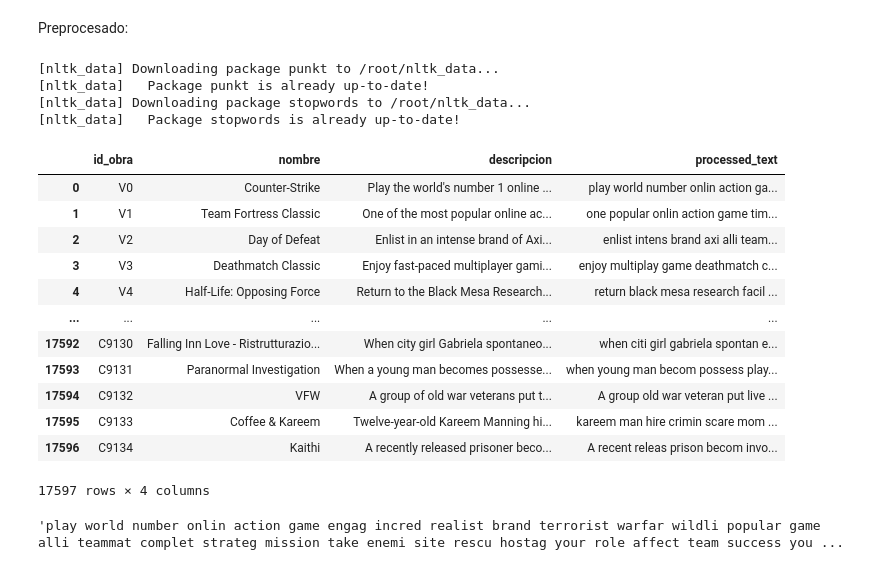
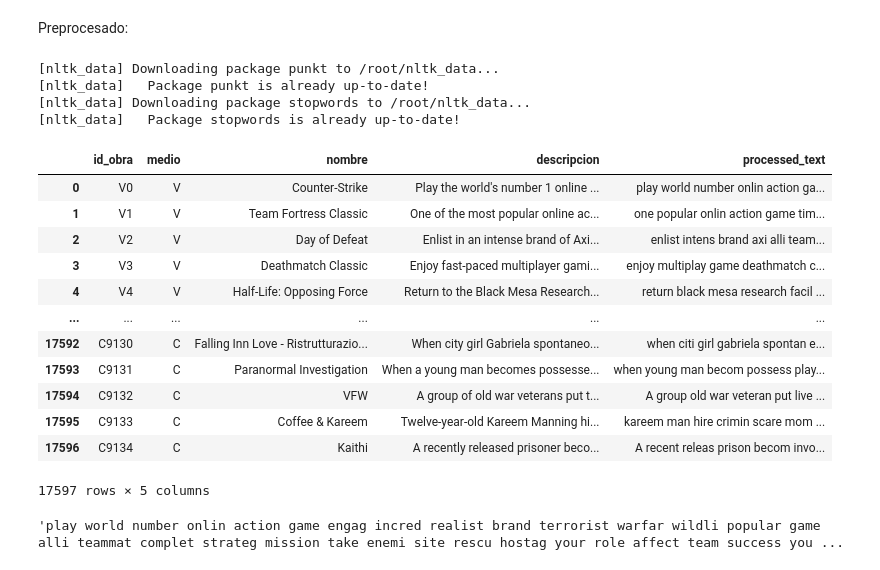
Before and after one commit to adrygp/ABP-FindMo, a Jupyter notebook: FindMo.ipynb, the cells around one changed output. Cells and saved outputs as stored; diff of their text form; code cells hidden in the pictures.

```diff
--- a/FindMo.ipynb
+++ b/FindMo.ipynb
@@ -167,47 +170,47 @@ from nltk.stem import PorterStemmer
 
 import nltk
 nltk.download('punkt')
 nltk.download('stopwords')
 
 ps = PorterStemmer()
 
 preprocessedText = []
 
 originalData = pd.read_csv('system_datasets/obras_descripcion.csv')
 
 for row in originalData.itertuples():
 
 
-    text = word_tokenize(row[3]) ## indice de la columna que contiene el texto
+    text = word_tokenize(row[4]) ## indice de la columna que contiene el texto
     ## Remove stop words
     stops = set(stopwords.words("english"))
     text = [ps.stem(w) for w in text if not w in stops and w.isalpha()]
     text = " ".join(text)
 
     preprocessedText.append(text)
 
 preprocessedData = originalData
 preprocessedData['processed_text'] = preprocessedText
 
 preprocessedData
 # %% [output]
 [nltk_data] Downloading package punkt to /root/nltk_data...
 [nltk_data]   Package punkt is already up-to-date!
 [nltk_data] Downloading package stopwords to /root/nltk_data...
 [nltk_data]   Package stopwords is already up-to-date!
-|  | id_obra | nombre | descripcion | processed_text |
-| 0 | V0 | Counter-Strike | Play the world's number 1 online ... | play world number onlin action ga... |
-| 1 | V1 | Team Fortress Classic | One of the most popular online ac... | one popular onlin action game tim... |
-| 2 | V2 | Day of Defeat | Enlist in an intense brand of Axi... | enlist intens brand axi alli team... |
-| 3 | V3 | Deathmatch Classic | Enjoy fast-paced multiplayer gami... | enjoy multiplay game deathmatch c... |
-| 4 | V4 | Half-Life: Opposing Force | Return to the Black Mesa Research... | return black mesa research facil ... |
-| ... | ... | ... | ... | ... |
-| 17592 | C9130 | Falling Inn Love - Ristrutturazio... | When city girl Gabriela spontaneo... | when citi girl gabriela spontan e... |
-| 17593 | C9131 | Paranormal Investigation | When a young man becomes possesse... | when young man becom possess play... |
-| 17594 | C9132 | VFW | A group of old war veterans put t... | A group old war veteran put live ... |
-| 17595 | C9133 | Coffee & Kareem | Twelve-year-old Kareem Manning hi... | kareem man hire crimin scare mom ... |
-| 17596 | C9134 | Kaithi | A recently released prisoner beco... | A recent releas prison becom invo... |
+|  | id_obra | medio | nombre | descripcion | processed_text |
+| 0 | V0 | V | Counter-Strike | Play the world's number 1 online ... | play world number onlin action ga... |
+| 1 | V1 | V | Team Fortress Classic | One of the most popular online ac... | one popular onlin action game tim... |
+| 2 | V2 | V | Day of Defeat | Enlist in an intense brand of Axi... | enlist intens brand axi alli team... |
+| 3 | V3 | V | Deathmatch Classic | Enjoy fast-paced multiplayer gami... | enjoy multiplay game deathmatch c... |
+| 4 | V4 | V | Half-Life: Opposing Force | Return to the Black Mesa Research... | return black mesa research facil ... |
+| ... | ... | ... | ... | ... | ... |
+| 17592 | C9130 | C | Falling Inn Love - Ristrutturazio... | When city girl Gabriela spontaneo... | when citi girl gabriela spontan e... |
+| 17593 | C9131 | C | Paranormal Investigation | When a young man becomes possesse... | when young man becom possess play... |
+| 17594 | C9132 | C | VFW | A group of old war veterans put t... | A group old war veteran put live ... |
+| 17595 | C9133 | C | Coffee & Kareem | Twelve-year-old Kareem Manning hi... | kareem man hire crimin scare mom ... |
+| 17596 | C9134 | C | Kaithi | A recently released prisoner beco... | A recent releas prison becom invo... |
-17597 rows × 4 columns
+17597 rows × 5 columns
 # %%
 preprocessedData.iloc[0]['processed_text']
 # %% [output]
```
Also changed, not shown: parts of 7 cells of this notebook.
